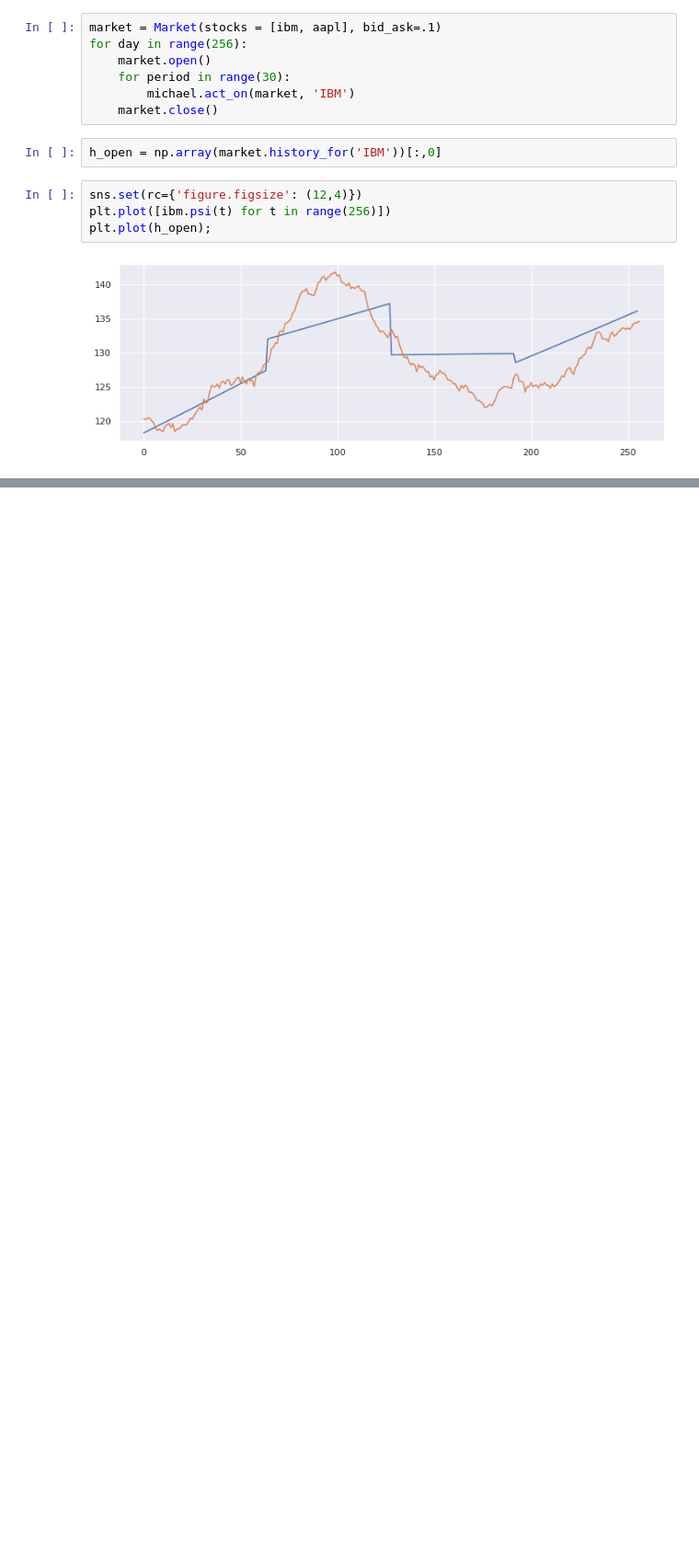
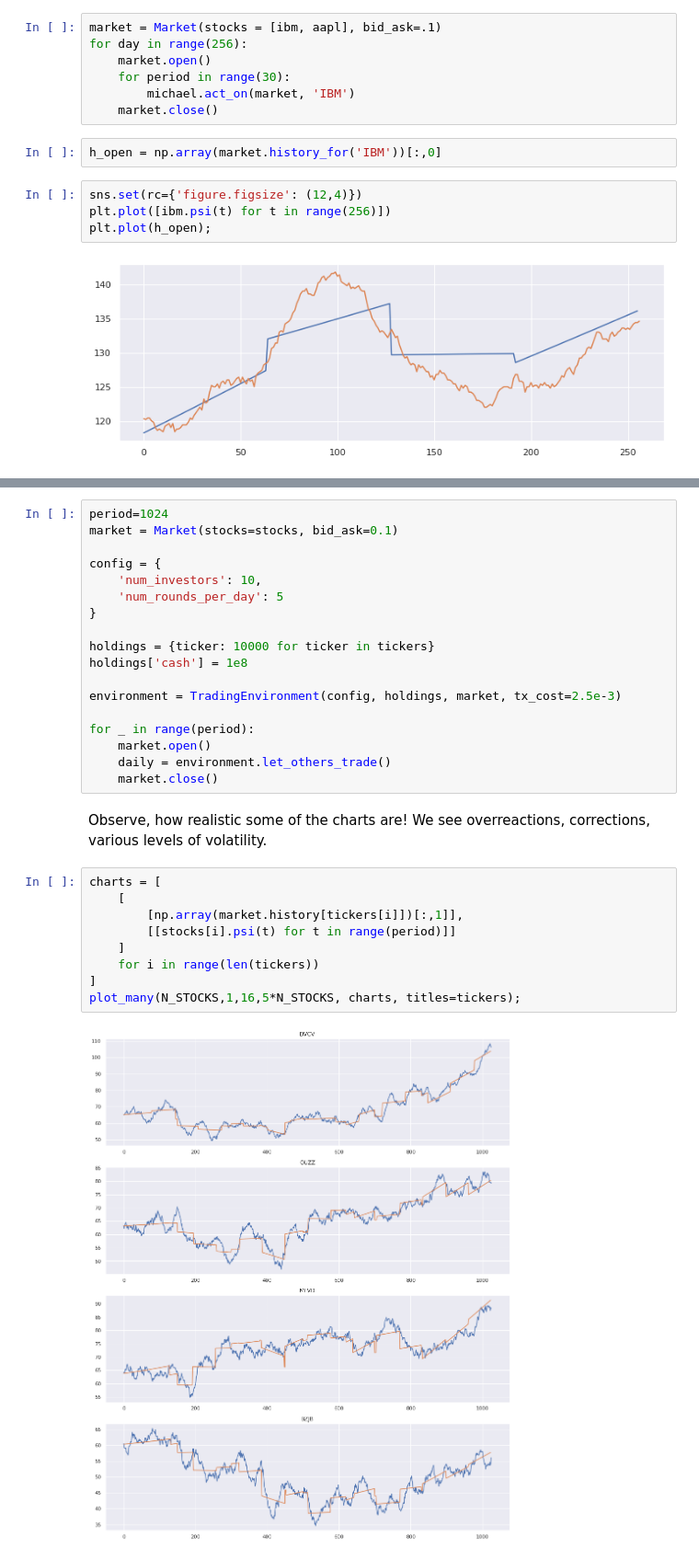
Before and after one commit to smurve/cfds-capstone, a Jupyter notebook: Market_with_Inertia.ipynb, the cells around one changed output, grey strips where cells are left out. Shown: that part at 92% size. Drawn from its saved outputs; the diff is of its cells as text; blank space fills up the shorter version.

```diff
--- a/Market_with_Inertia.ipynb
+++ b/Market_with_Inertia.ipynb
@@ -173,0 +271,31 @@ You can see that the price oscillates around the perceived value of IBM over the
+# %%
+period=1024
+market = Market(stocks=stocks, bid_ask=0.1)
+
+config = {
+    'num_investors': 10,
+    'num_rounds_per_day': 5
+}
+
+holdings = {ticker: 10000 for ticker in tickers}
+holdings['cash'] = 1e8
+
+environment = TradingEnvironment(config, holdings, market, tx_cost=2.5e-3)
+
+for _ in range(period):
+    market.open()
+    daily = environment.let_others_trade()
+    market.close()
+# %% [markdown]
+Observe, how realistic some of the charts are! We see overreactions, corrections, various levels of volatility.
+# %%
+charts = [
+    [
+        [np.array(market.history[tickers[i]])[:,1]],
+        [[stocks[i].psi(t) for t in range(period)]]
+    ]
+    for i in range(len(tickers))
+]
+plot_many(N_STOCKS,1,16,5*N_STOCKS, charts, titles=tickers);
+# %% [output]
+[figure, added]
```
Also changed, not shown: parts of 32 cells of this notebook, 3 other files.
